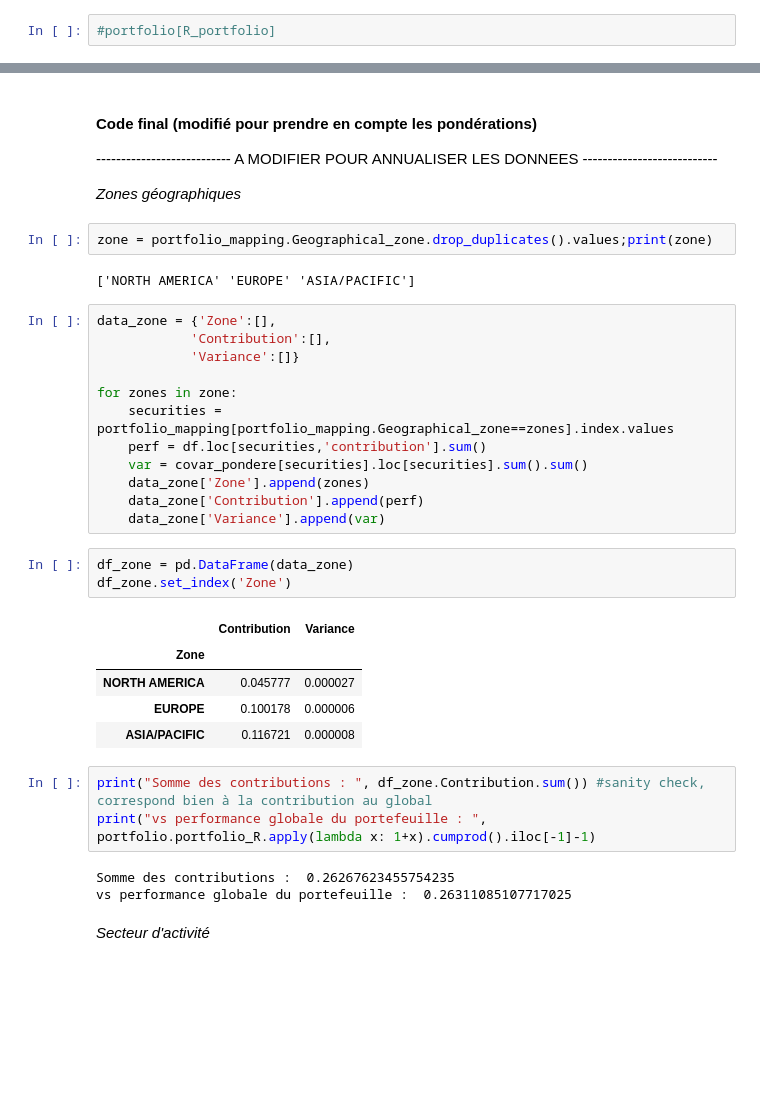
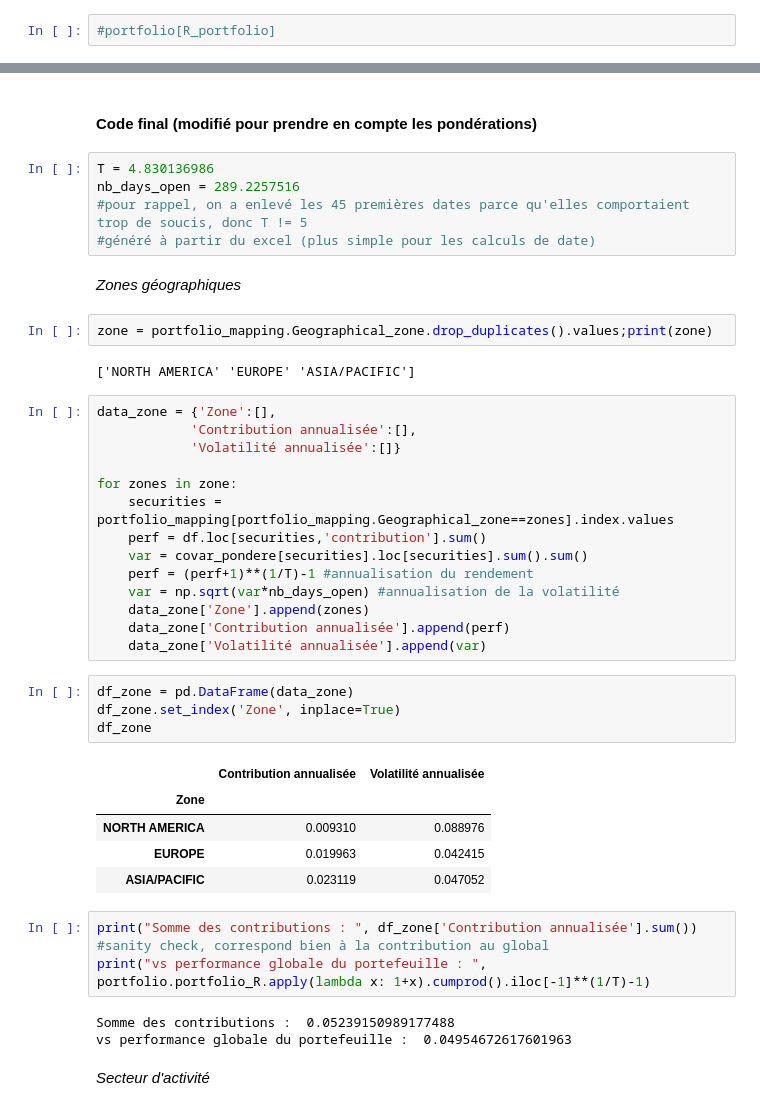
Before and after one commit to YvesAdl/BI_Finance_project, a Jupyter notebook: Facts sheet.ipynb, the cells around one changed output, grey strips where cells are left out. Saved outputs shown, nothing was run; the diff lists cells and outputs as text; blank space fills up the shorter version.

```diff
--- a/Facts sheet.ipynb
+++ b/Facts sheet.ipynb
@@ -264,40 +268,47 @@ portfolio_mapping
 | Baidu Inc | ASIA/PACIFIC | CHINA | Communication Services | Interactive Media & Services |
 # %% [markdown]
 #### Code final (modifié pour prendre en compte les pondérations)
---------------------------- A MODIFIER POUR ANNUALISER LES DONNEES ---------------------------
-
-*Zones géographiques*
+# %%
+T = 4.830136986
+nb_days_open = 289.2257516
+#pour rappel, on a enlevé les 45 premières dates parce qu'elles comportaient trop de soucis, donc T != 5
+#généré à partir du excel (plus simple pour les calculs de date)
+# %% [markdown]
+*Zones géographiques*
 # %%
 zone = portfolio_mapping.Geographical_zone.drop_duplicates().values;print(zone)
 # %% [output]
 ['NORTH AMERICA' 'EUROPE' 'ASIA/PACIFIC']
 # %%
 data_zone = {'Zone':[],
-            'Contribution':[],
-            'Variance':[]}
+            'Contribution annualisée':[],
+            'Volatilité annualisée':[]}
 
 for zones in zone:
     securities = portfolio_mapping[portfolio_mapping.Geographical_zone==zones].index.values
     perf = df.loc[securities,'contribution'].sum()
     var = covar_pondere[securities].loc[securities].sum().sum()
+    perf = (perf+1)**(1/T)-1 #annualisation du rendement
+    var = np.sqrt(var*nb_days_open) #annualisation de la volatilité
     data_zone['Zone'].append(zones)
-    data_zone['Contribution'].append(perf)
-    data_zone['Variance'].append(var)
+    data_zone['Contribution annualisée'].append(perf)
+    data_zone['Volatilité annualisée'].append(var)
 # %%
 df_zone = pd.DataFrame(data_zone)
-df_zone.set_index('Zone')
+df_zone.set_index('Zone', inplace=True)
+df_zone
 # %% [output]
-|  | Contribution | Variance |
+|  | Contribution annualisée | Volatilité annualisée |
 | Zone |  |  |
-| NORTH AMERICA | 0.045777 | 0.000027 |
-| EUROPE | 0.100178 | 0.000006 |
-| ASIA/PACIFIC | 0.116721 | 0.000008 |
+| NORTH AMERICA | 0.009310 | 0.088976 |
+| EUROPE | 0.019963 | 0.042415 |
+| ASIA/PACIFIC | 0.023119 | 0.047052 |
 # %%
-print("Somme des contributions : ", df_zone.Contribution.sum()) #sanity check, correspond bien à la contribution au global
-print("vs performance globale du portefeuille : ", portfolio.portfolio_R.apply(lambda x: 1+x).cumprod().iloc[-1]-1)
+print("Somme des contributions : ", df_zone['Contribution annualisée'].sum()) #sanity check, correspond bien à la contribution au global
+print("vs performance globale du portefeuille : ", portfolio.portfolio_R.apply(lambda x: 1+x).cumprod().iloc[-1]**(1/T)-1)
 # %% [output]
-Somme des contributions :  0.26267623455754235
-vs performance globale du portefeuille :  0.26311085107717025
+Somme des contributions :  0.05239150989177488
+vs performance globale du portefeuille :  0.04954672617601963
 # %% [markdown]
 *Secteur d'activité*
 # %%
```
Also changed, not shown: parts of 15 cells of this notebook, 1 other file.
